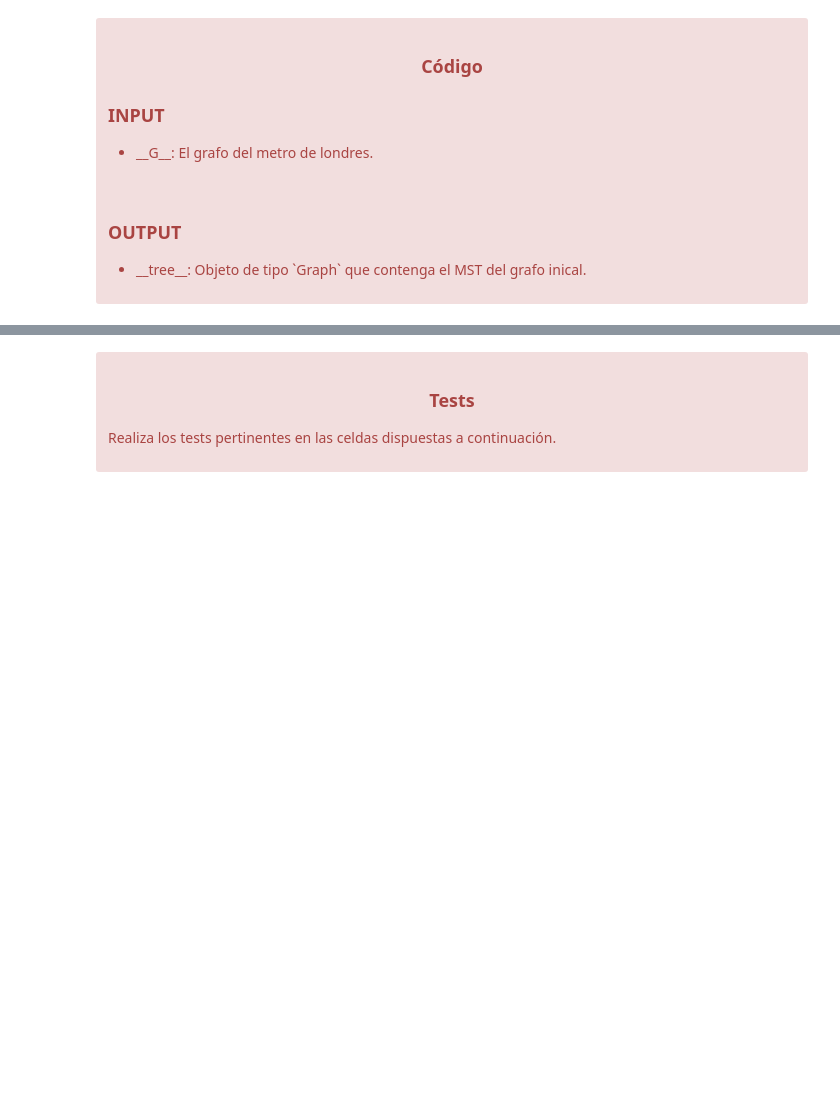
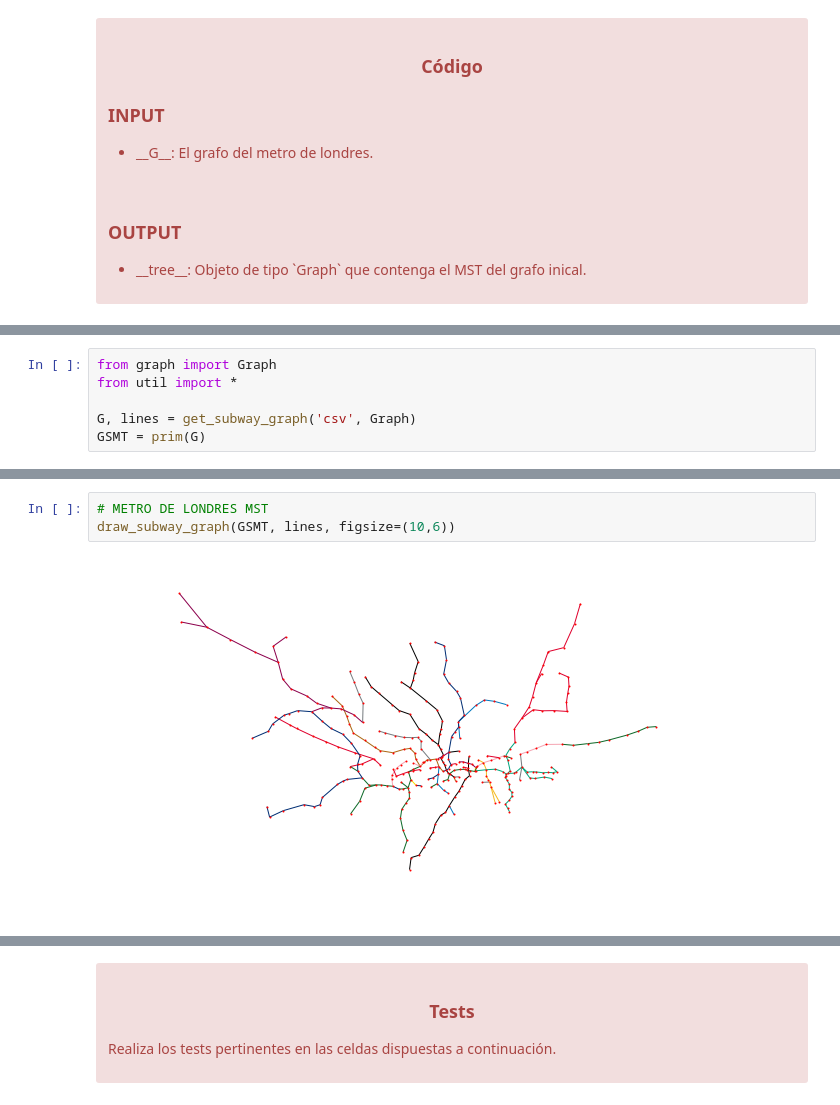
Before and after one commit to ub-aa/ass2-greedy-juencf9, a Jupyter notebook: AA-Greedy.ipynb, the cells around one changed output, grey strips where cells are left out. Cells and saved outputs as stored; diff of their text form; blank space fills up the shorter version.

```diff
--- a/AA-Greedy.ipynb
+++ b/AA-Greedy.ipynb
@@ -51,0 +83,6 @@ def prim(G, origin=None):
+# %%
+from graph import Graph
+from util import *
+
+G, lines = get_subway_graph('csv', Graph)
+GSMT = prim(G)
@@ -51,0 +107,5 @@ def prim(G, origin=None):
+# %%
+# METRO DE LONDRES MST
+draw_subway_graph(GSMT, lines, figsize=(10,6))
+# %% [output]
+[figure, added]
```
Also changed, not shown: parts of 4 cells of this notebook, 1 other file.
